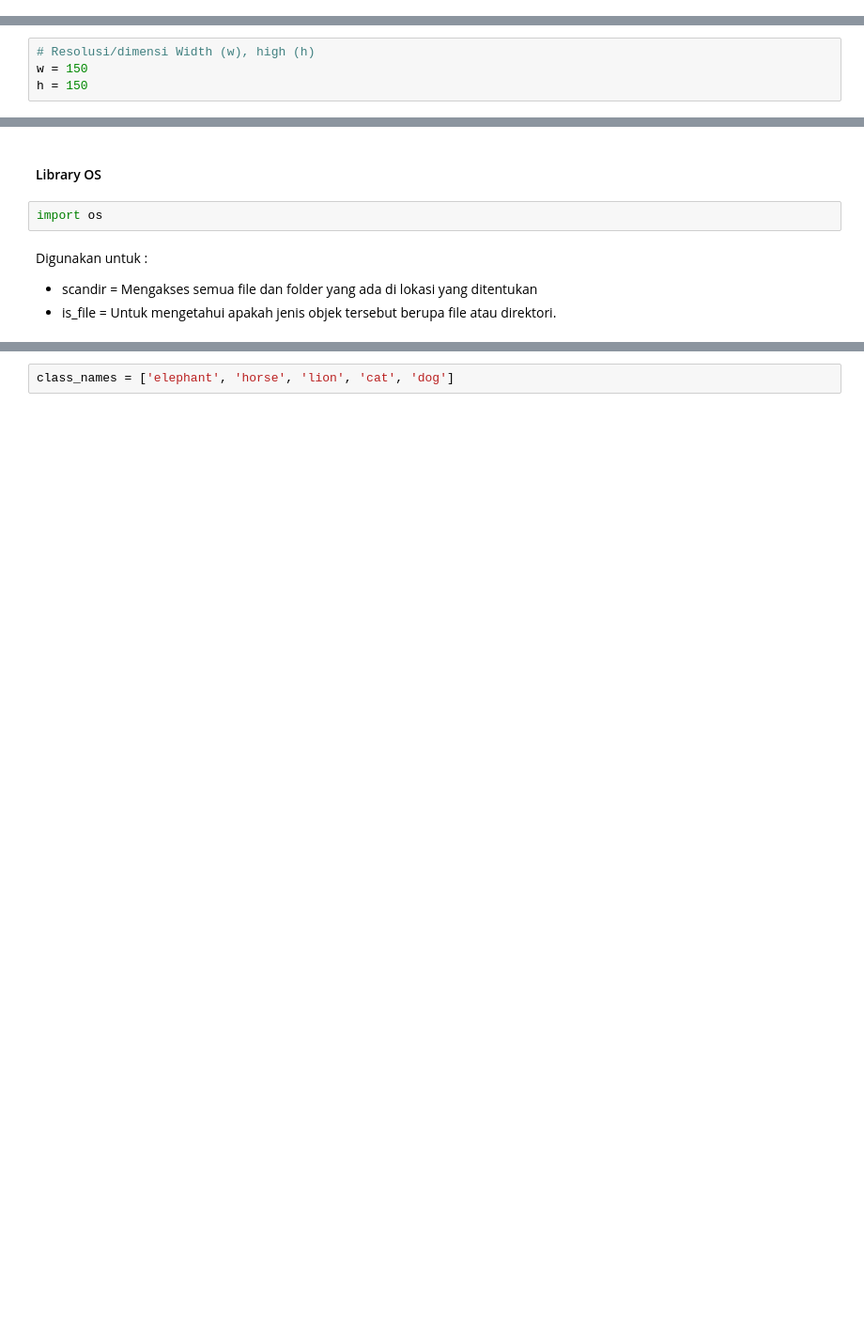
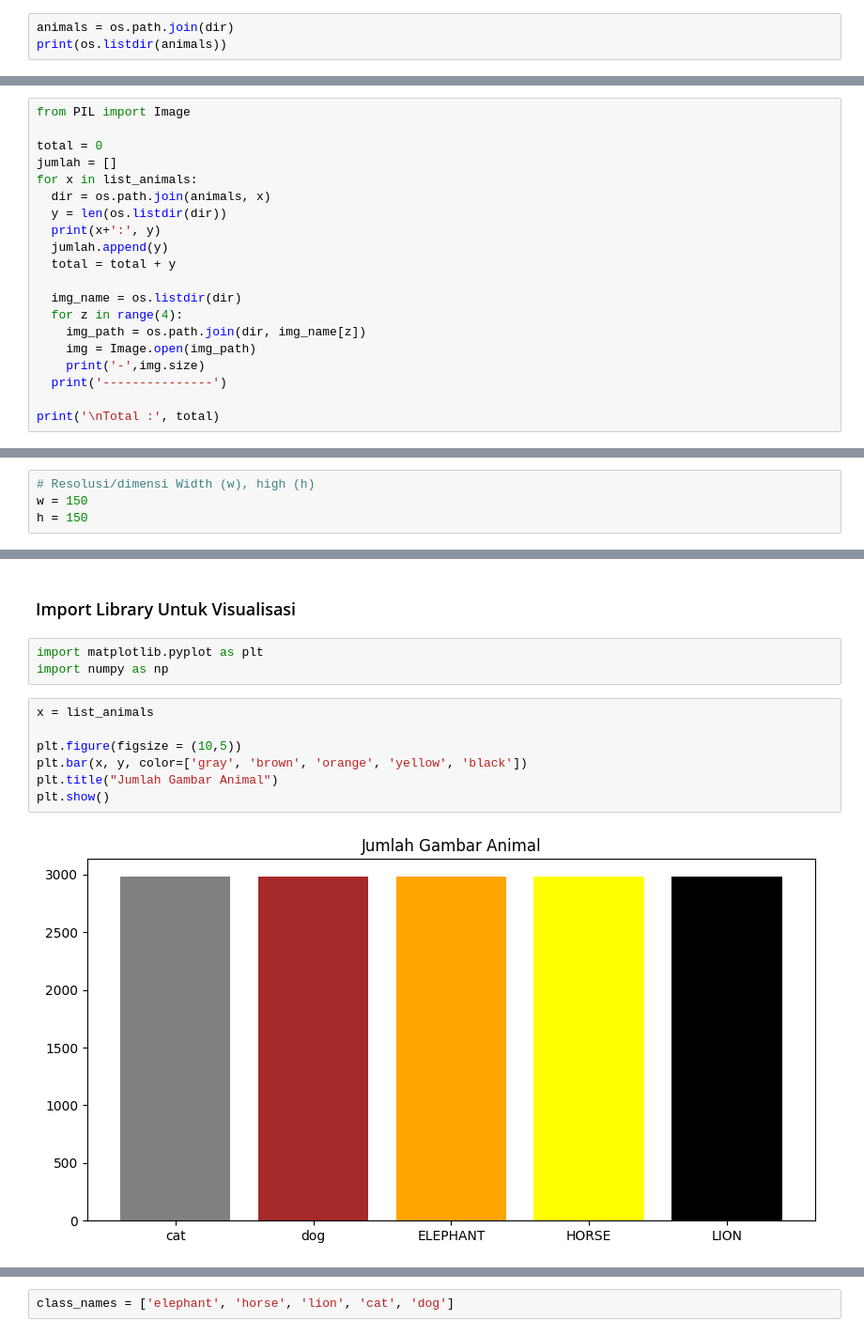
Before and after one commit to anantaYSR/Kelompok1-A1_PA-KB-, a Jupyter notebook: Kelompok1_A1.ipynb, the cells around one changed output, grey strips where cells are left out. Shown at 94% size. Saved outputs shown, nothing was run; the diff lists cells and outputs as text; blank space fills up the shorter version.

```diff
--- a/Kelompok1_A1.ipynb
+++ b/Kelompok1_A1.ipynb
@@ -37,0 +42,3 @@ splitfolders.ratio(dir, output = 'D:/UNMUL/vscode/Kelompok1-A1_PA-KB-', ratio =
+# %%
+animals = os.path.join(dir)
+print(os.listdir(animals))
@@ -37,0 +49,20 @@ splitfolders.ratio(dir, output = 'D:/UNMUL/vscode/Kelompok1-A1_PA-KB-', ratio =
+# %%
+from PIL import Image
+
+total = 0
+jumlah = []
+for x in list_animals:
+  dir = os.path.join(animals, x)
+  y = len(os.listdir(dir))
+  print(x+':', y)
+  jumlah.append(y)
+  total = total + y
+
+  img_name = os.listdir(dir)
+  for z in range(4):
+    img_path = os.path.join(dir, img_name[z])
+    img = Image.open(img_path)
+    print('-',img.size)
+  print('---------------')
+
+print('\nTotal :', total)
@@ -44,9 +98,14 @@ h = 150
 # %% [markdown]
-#### Library OS
+### Import Library Untuk Visualisasi
-# %%
-import os
-# %% [markdown]
-Digunakan untuk :
-
-- scandir = Mengakses semua file dan folder yang ada di lokasi yang ditentukan
-- is_file = Untuk mengetahui apakah jenis objek tersebut berupa file atau direktori.
+# %%
+import matplotlib.pyplot as plt
+import numpy as np
+# %%
+x = list_animals
+
+plt.figure(figsize = (10,5))
+plt.bar(x, y, color=['gray', 'brown', 'orange', 'yellow', 'black'])
+plt.title("Jumlah Gambar Animal")
+plt.show()
+# %% [output]
+[figure, added]
```
Also changed, not shown: parts of 53 cells of this notebook.
